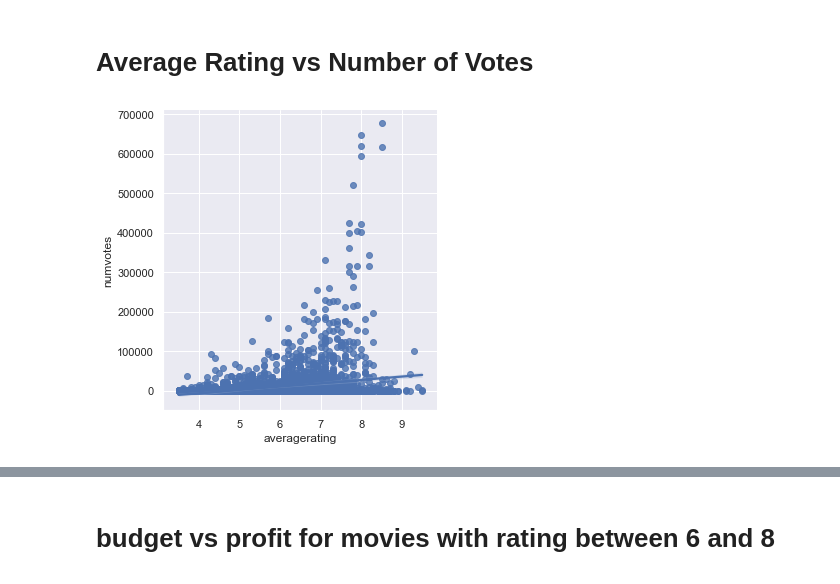
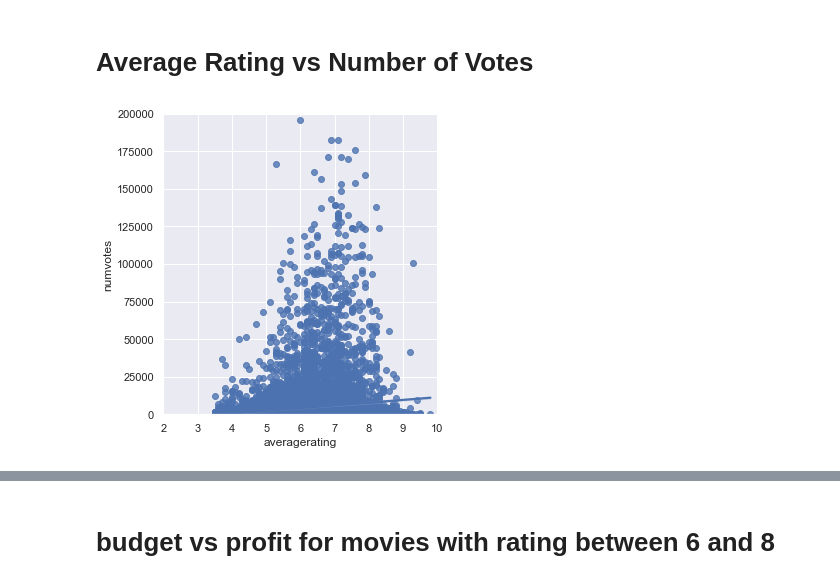
Before and after one commit to davidlebruce/movie_industry_project, a Jupyter notebook: movie_data_visualizations.ipynb, the cells around one changed output, grey strips where cells are left out. Saved outputs shown, nothing was run; the diff lists cells and outputs as text; code cells hidden in the pictures.

```diff
--- a/movie_data_visualizations.ipynb
+++ b/movie_data_visualizations.ipynb
@@ -11,7 +11,7 @@ df.shape
 # %% [markdown]
 # Drop rows with Budgets < 1000
 # %%
-df = df.drop(df[df.Budget < 1000].index)
+#df = df.drop(df[df.Budget < 1000].index)
 # %% [markdown]
 # Detecting Outliers
 # %% [markdown]
@@ -139,5 +158,5 @@ upper_bound[0]
 # %%
-votes_and_ratings = df.loc[(df['averagerating'] > 3.400) & (df['averagerating'] < 7167.0) & (df['numvotes'] < 7218409.5) & (df['numvotes'] > -2503126.0) & (df['Budget'] > -200000.000) & (df['Budget'] < 16200000.0)]
+votes_and_ratings = df.loc[(df['averagerating'] > 3.400) & (df['averagerating'] < 7167.0) & (df['numvotes'] < 7218409.5) & (df['numvotes'] > -2503126.0) & (df['Profit'] > -17202674.75) & (df['Profit'] < 22001171.25)]
 
 votes_and_ratings
 # %% [output]
@@ -158,6 +177,8 @@ votes_and_ratings
 # %% [markdown]
 # Average Rating vs Number of Votes
 # %%
-sns.lmplot(x="averagerating", y="numvotes", data=votes_and_ratings);
+g = sns.lmplot(x="averagerating", y="numvotes", data=votes_and_ratings);
+g.set(ylim=(0, 200000))
+g.set(xlim=(2, 10));
 # %% [output]
-[figure, old version]
+[figure, new version]
```
Also changed, not shown: parts of 16 cells of this notebook.
